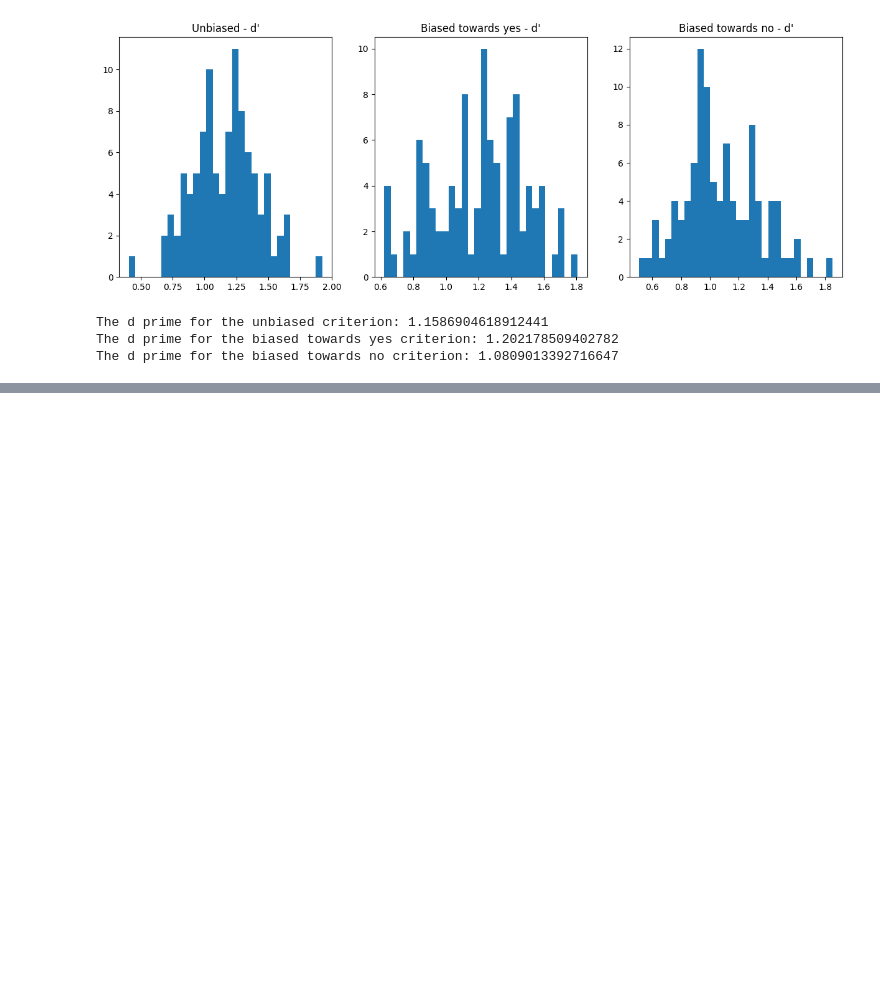
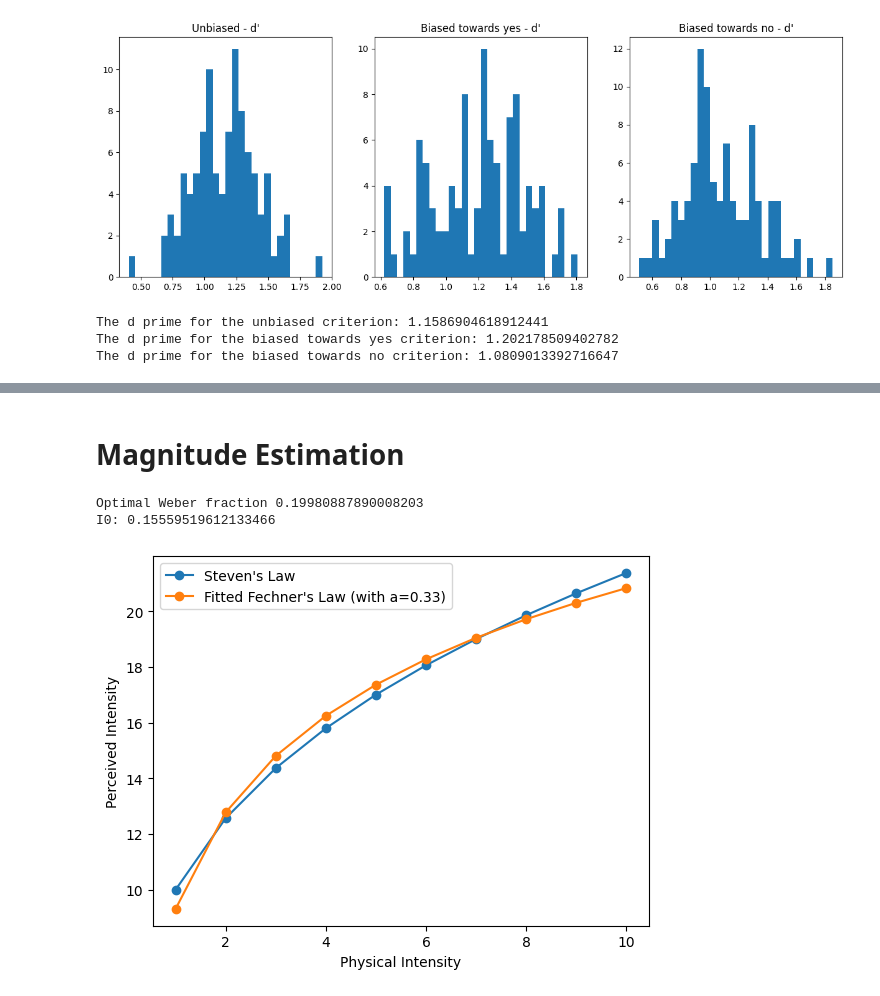
Before and after one commit to s180820/02458_Cognitive_Modelling, a Jupyter notebook: Exam/playground.ipynb, the cells around one changed output, grey strips where cells are left out. Cells and saved outputs as stored; diff of their text form; code cells hidden in the pictures; blank space fills up the shorter version.

```diff
--- a/Exam/playground.ipynb
+++ b/Exam/playground.ipynb
@@ -41,0 +50,9 @@ The d prime for the biased towards no criterion: 1.0809013392716647
+# %% [markdown]
+# Magnitude Estimation
+# %%
+model = MagnitudeEsimation(10, 0.33)
+model.print_fit()
+# %% [output]
+Optimal Weber fraction 0.19980887890008203
+I0: 0.15559519612133466
+[figure, added]
```
Also changed, not shown: parts of 9 cells of this notebook, 3 other files.
